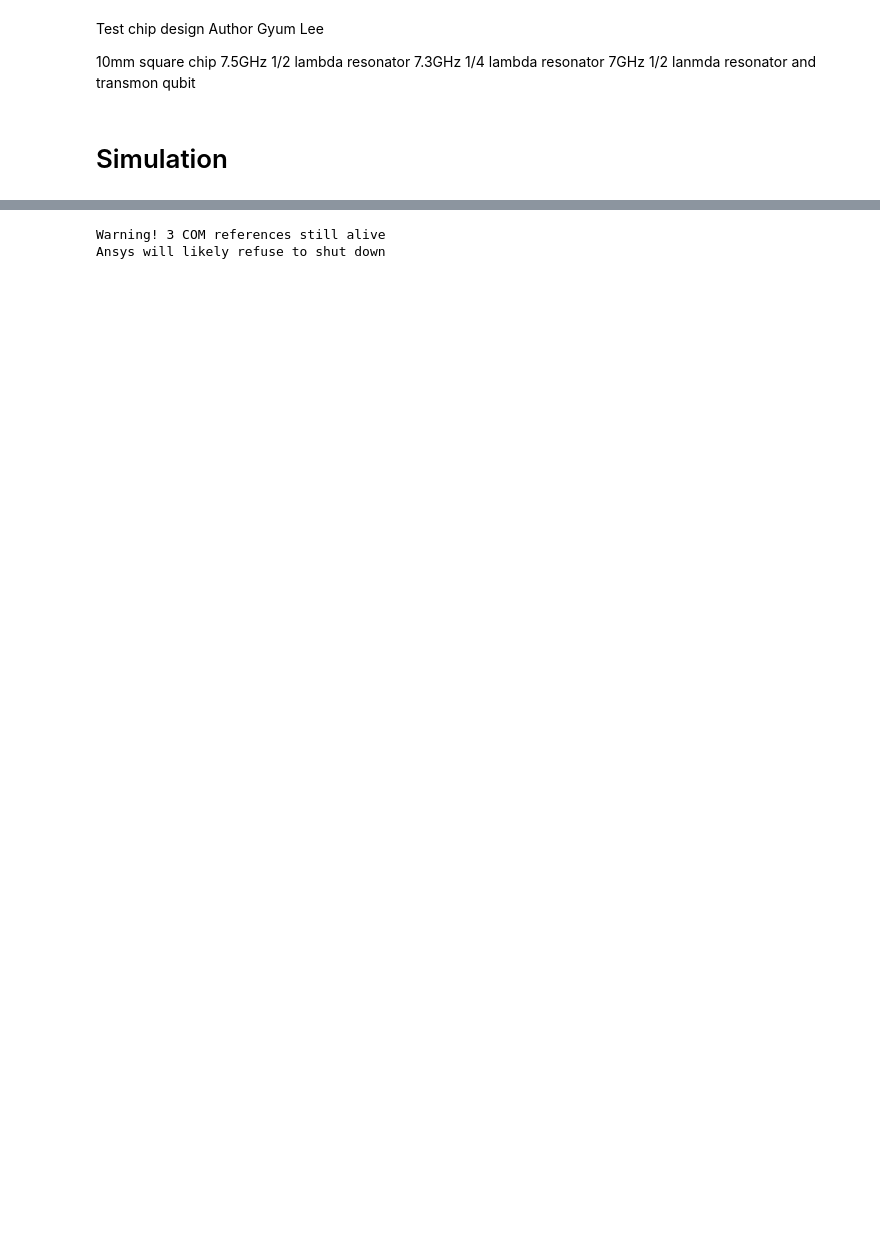
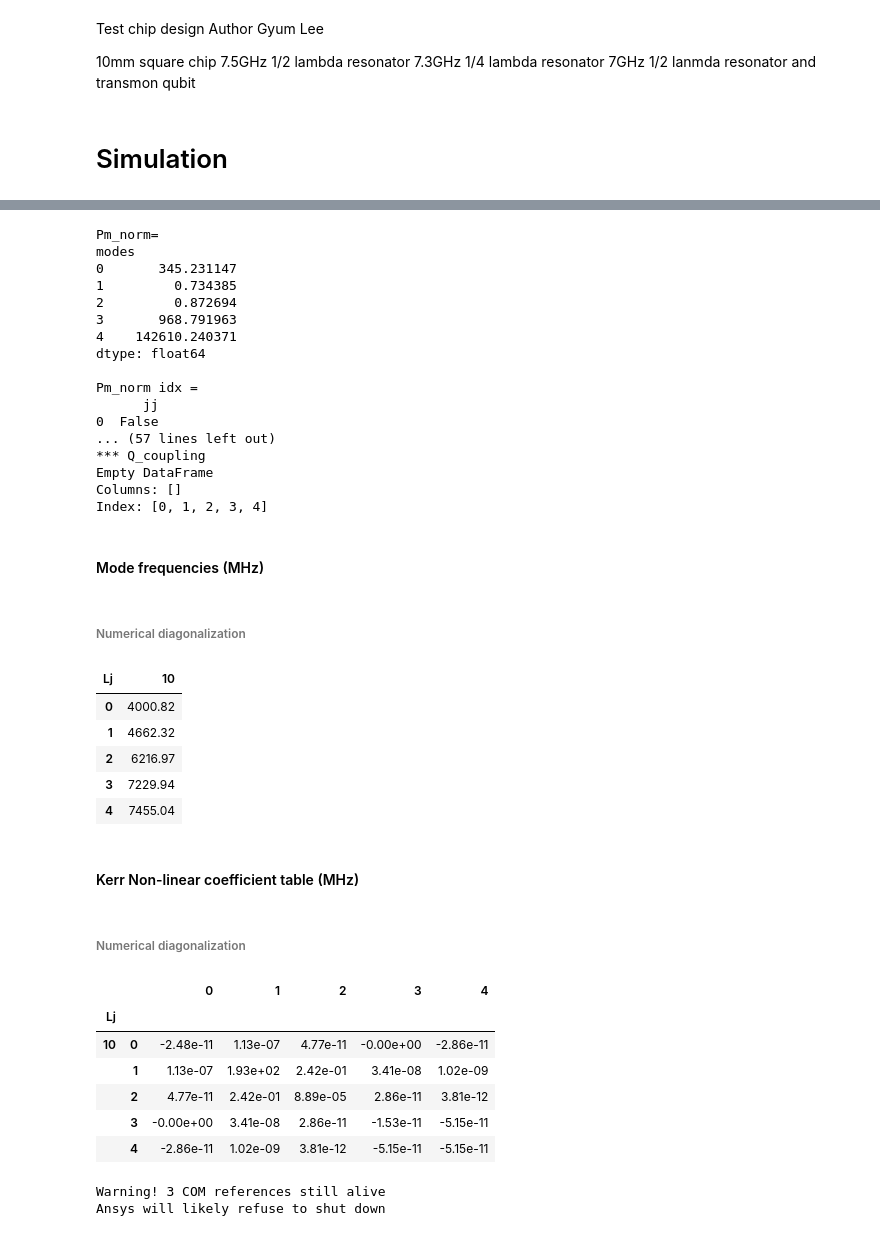
Before and after one commit to GyumLee/qiskit-metal, a Jupyter notebook: Test_chip.ipynb, the cells around one changed output, grey strips where cells are left out. Drawn from its saved outputs; the diff is of its cells as text; code cells hidden in the pictures; blank space fills up the shorter version.

```diff
--- a/Test_chip.ipynb
+++ b/Test_chip.ipynb
@@ -546,0 +571,5 @@ WindowsPath('c:/Users/Gyum/qiskit-metal/ansys.png')
+# %%
+eig_qb.setup.junctions.jj.rect = 'JJ_rect_Lj_q1_rect_jj'
+eig_qb.setup.junctions.jj.line = 'JJ_Lj_q1_rect_jj_'
+eig_qb.run_epr()
+# %% [output]
@@ -547 +612,35 @@ WindowsPath('c:/Users/Gyum/qiskit-metal/ansys.png')
+Pm_norm=
+modes
+0       345.231147
+1         0.734385
+2         0.872694
+3       968.791963
+4    142610.240371
+dtype: float64
+
+Pm_norm idx =
+      jj
+0  False
+... (57 lines left out)
+*** Q_coupling
+Empty DataFrame
+Columns: []
+Index: [0, 1, 2, 3, 4]
+#### Mode frequencies (MHz)
+###### Numerical diagonalization
+| Lj | 10 |
+| 0 | 4000.82 |
+| 1 | 4662.32 |
+| 2 | 6216.97 |
+| 3 | 7229.94 |
+| 4 | 7455.04 |
+#### Kerr Non-linear coefficient table (MHz)
+###### Numerical diagonalization
+|  |  | 0 | 1 | 2 | 3 | 4 |
+| Lj |  |  |  |  |  |  |
+| 10 | 0 | -2.48e-11 | 1.13e-07 | 4.77e-11 | -0.00e+00 | -2.86e-11 |
+|  | 1 | 1.13e-07 | 1.93e+02 | 2.42e-01 | 3.41e-08 | 1.02e-09 |
+|  | 2 | 4.77e-11 | 2.42e-01 | 8.89e-05 | 2.86e-11 | 3.81e-12 |
+|  | 3 | -0.00e+00 | 3.41e-08 | 2.86e-11 | -1.53e-11 | -5.15e-11 |
+|  | 4 | -2.86e-11 | 1.02e-09 | 3.81e-12 | -5.15e-11 | -5.15e-11 |
 # %%
```
Also changed, not shown: parts of 10 cells of this notebook.
